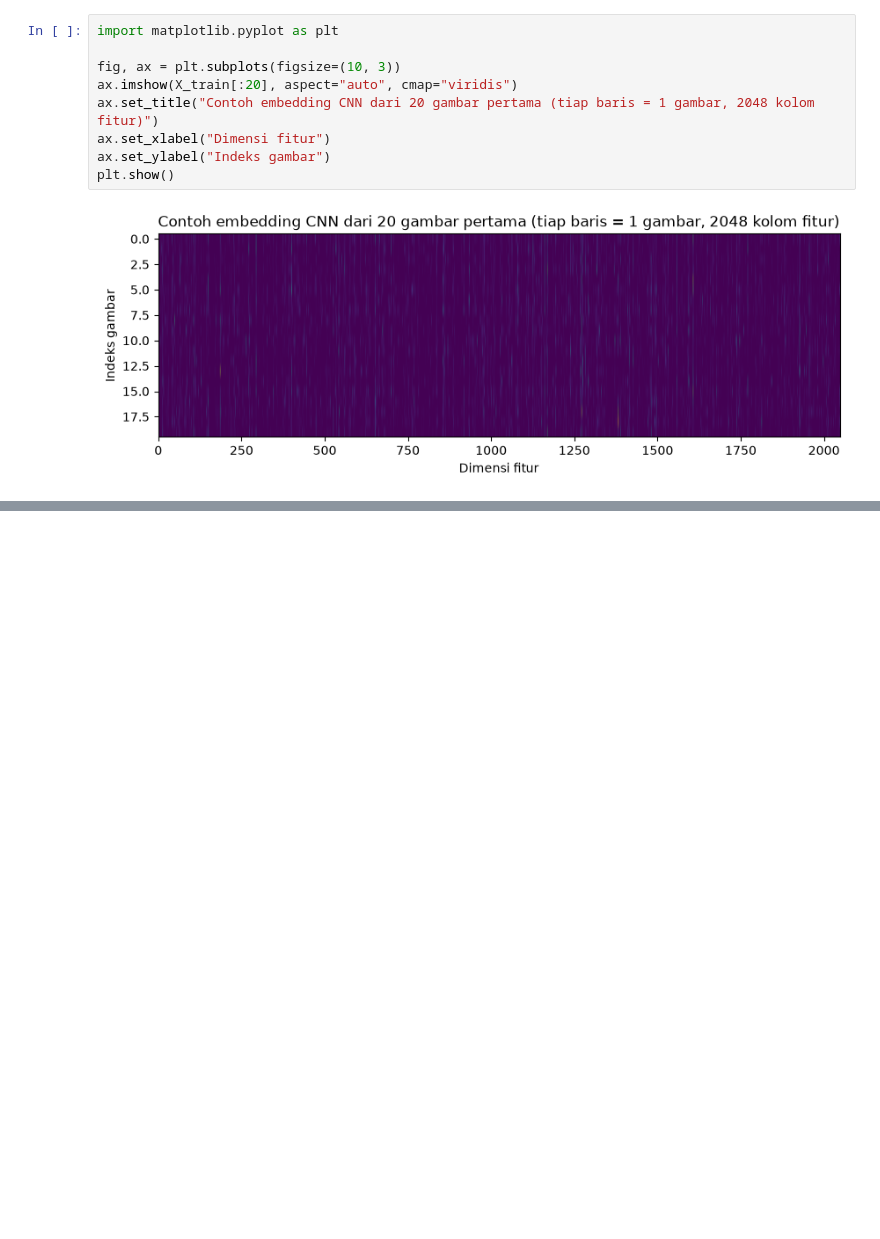
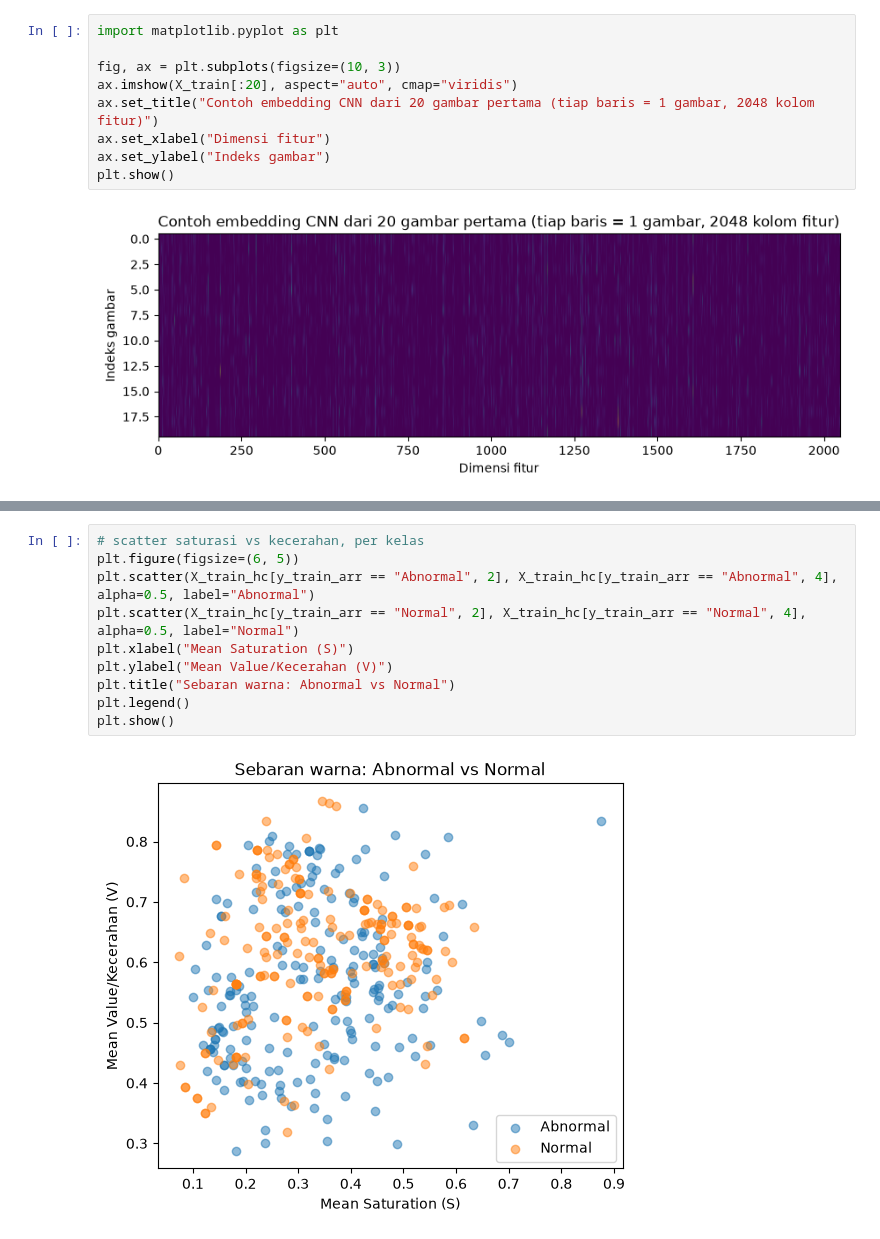
Before and after one commit to musyaree/fp-kcv, a Jupyter notebook: notebook/main.ipynb, the cells around one changed output, grey strips where cells are left out. Drawn from its saved outputs; the diff is of its cells as text; blank space fills up the shorter version.

```diff
--- a/notebook/main.ipynb
+++ b/notebook/main.ipynb
@@ -168,0 +221,12 @@ plt.show()
+# %%
+# scatter saturasi vs kecerahan, per kelas
+plt.figure(figsize=(6, 5))
+plt.scatter(X_train_hc[y_train_arr == "Abnormal", 2], X_train_hc[y_train_arr == "Abnormal", 4], alpha=0.5, label="Abnormal")
+plt.scatter(X_train_hc[y_train_arr == "Normal", 2], X_train_hc[y_train_arr == "Normal", 4], alpha=0.5, label="Normal")
+plt.xlabel("Mean Saturation (S)")
+plt.ylabel("Mean Value/Kecerahan (V)")
+plt.title("Sebaran warna: Abnormal vs Normal")
+plt.legend()
+plt.show()
+# %% [output]
+[figure, added]
```
Also changed, not shown: parts of 5 cells of this notebook, 3 other files.
